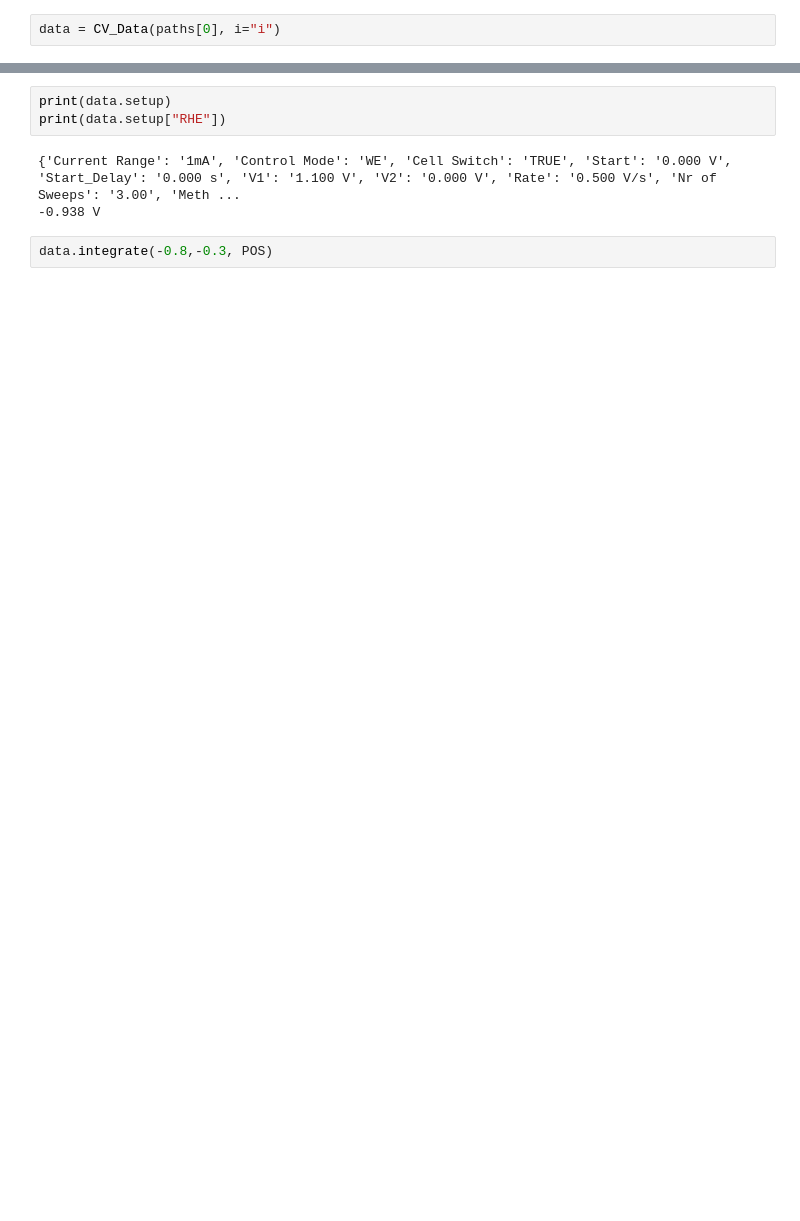
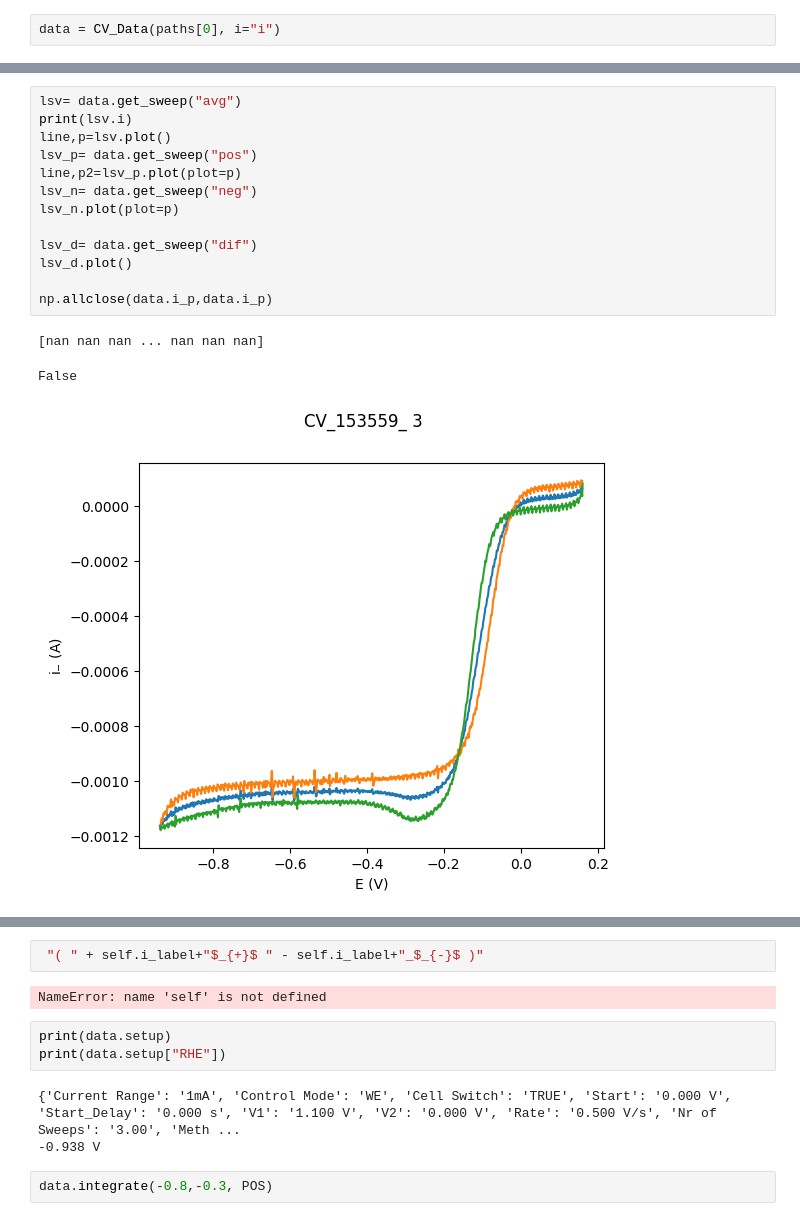
Before and after one commit to NordicEC/EC4py, a Jupyter notebook: dev/CV_Data/CV_Data_t2.ipynb, the cells around one changed output, grey strips where cells are left out. Saved outputs shown, nothing was run; the diff lists cells and outputs as text; blank space fills up the shorter version.

```diff
--- a/dev/CV_Data/CV_Data_t2.ipynb
+++ b/dev/CV_Data/CV_Data_t2.ipynb
@@ -39 +37,18 @@ bb aaa
 [figure]
+# %%
+lsv= data.get_sweep("avg")
+print(lsv.i)
+line,p=lsv.plot()
+lsv_p= data.get_sweep("pos")
+line,p2=lsv_p.plot(plot=p)
+lsv_n= data.get_sweep("neg")
+lsv_n.plot(plot=p)
+
+lsv_d= data.get_sweep("dif")
+lsv_d.plot()
+
+np.allclose(data.i_p,data.i_p)
+# %% [output]
+[nan nan nan ... nan nan nan]
+False
+[figure, added]
@@ -40,3 +56,7 @@ bb aaa
+# %%
+ "( " + self.i_label+"$_{+}$ " - self.i_label+"_$_{-}$ )"
+# %% [output]
+NameError: name 'self' is not defined
 # %%
 print(data.setup)
 print(data.setup["RHE"])
```
Also changed, not shown: parts of 6 cells of this notebook, 13 other files.
